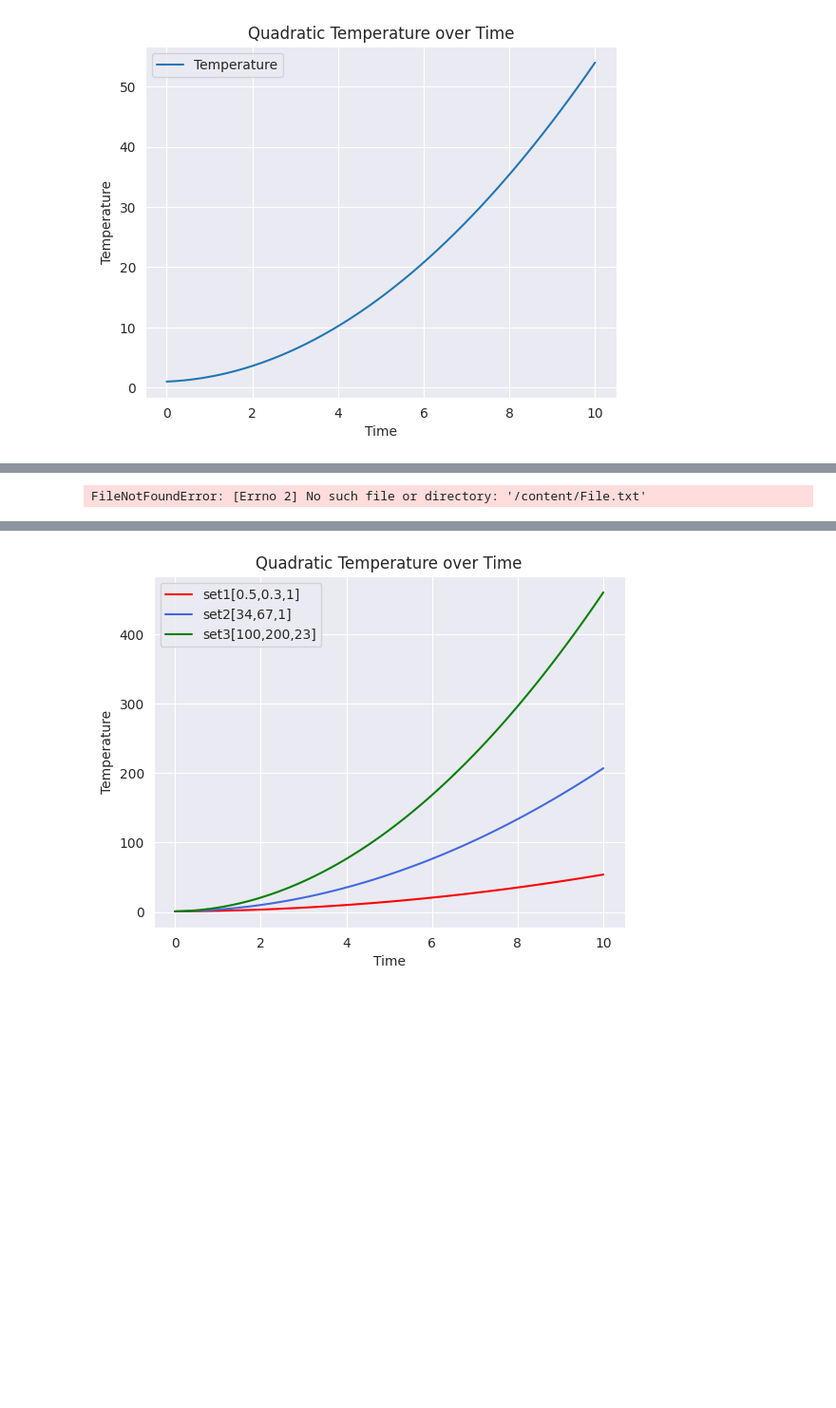
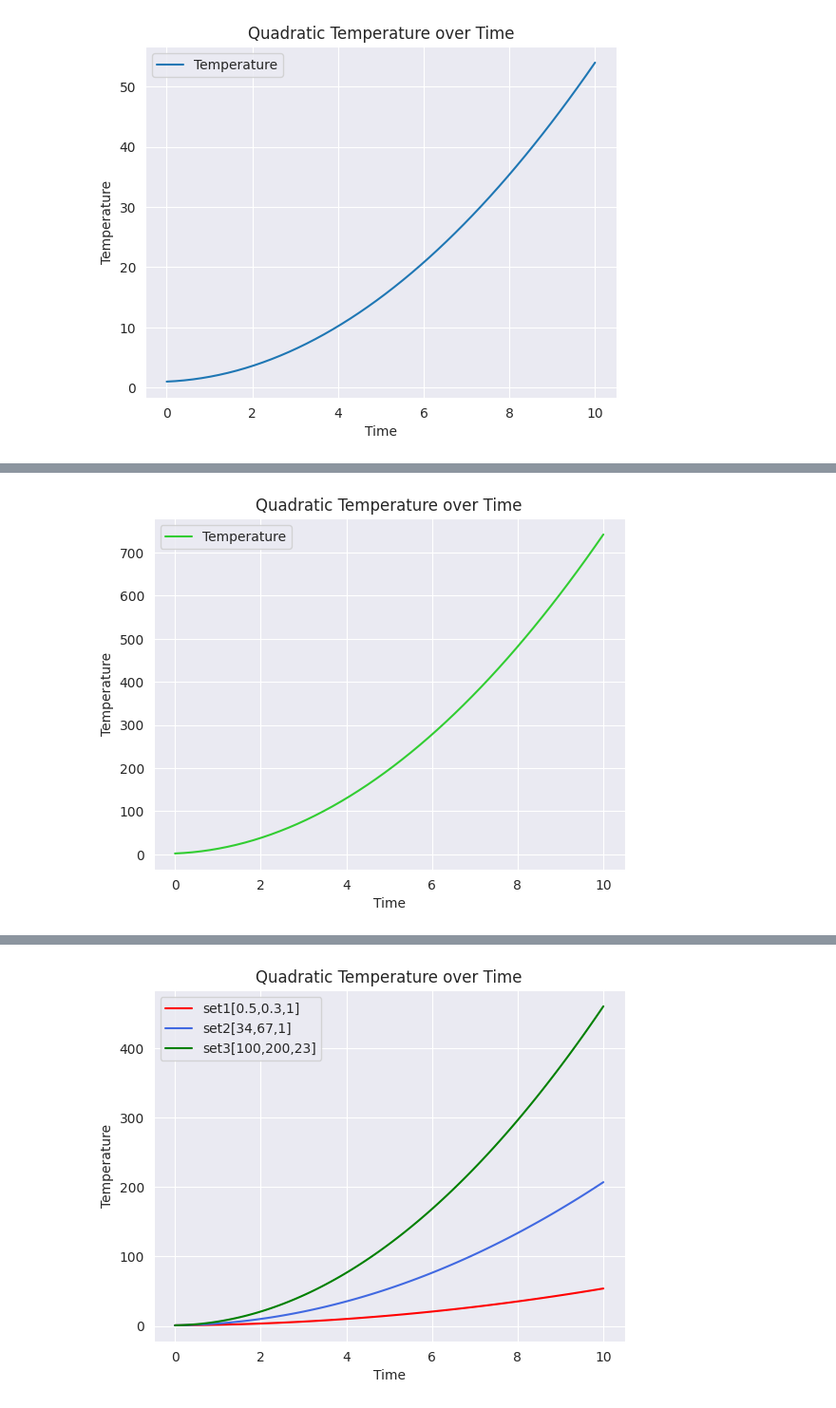
Before and after one commit to gamelikehellboy/Python-Case-Study-Shared, a Jupyter notebook: Untitled1.ipynb, the cells around one changed output, grey strips where cells are left out. Shown at 95% size. Drawn from its saved outputs; the diff is of its cells as text; code cells hidden in the pictures; blank space fills up the shorter version.

```diff
--- a/Untitled1.ipynb
+++ b/Untitled1.ipynb
@@ -60,32 +60,32 @@ Enter c: 1
 # %%
 def read_coefficients(file_path):
     with open(file_path , "r") as file:
         content = file.read()
         coefficients = content.split(",")
         return [float(coef) for coef in coefficients]
 
 def quadratic(time, coefficients):
     a, b, c = coefficients
     temperature = a * (time**2) + b * time + c
     return temperature
 
 def main():
-    coefficients = read_coefficients("/content/File.txt")
+    coefficients = read_coefficients("/content/value.txt")
     time_values = np.linspace(0, 10, 50)
     temp_values = quadratic(time_values, coefficients)
 
     sns.set_style("darkgrid")
     plt.plot(time_values, temp_values, label='Temperature', color="limegreen")
     plt.xlabel('Time')
     plt.ylabel('Temperature')
     plt.title('Quadratic Temperature over Time')
     plt.legend()
     plt.show()
 
 if __name__ == "__main__":
     main()
 # %% [output]
-FileNotFoundError: [Errno 2] No such file or directory: '/content/File.txt'
+[figure, added]
 # %%
 import numpy as np
 import seaborn as sns
```
Also changed, not shown: parts of 3 cells of this notebook.
